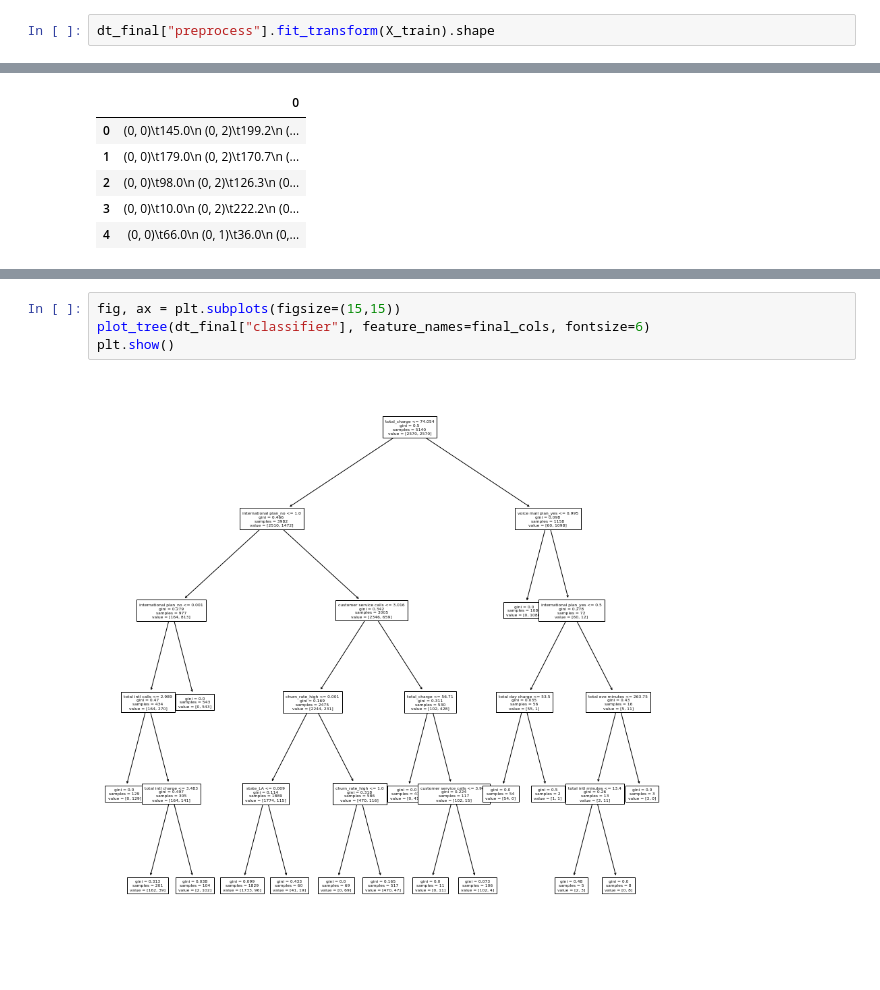
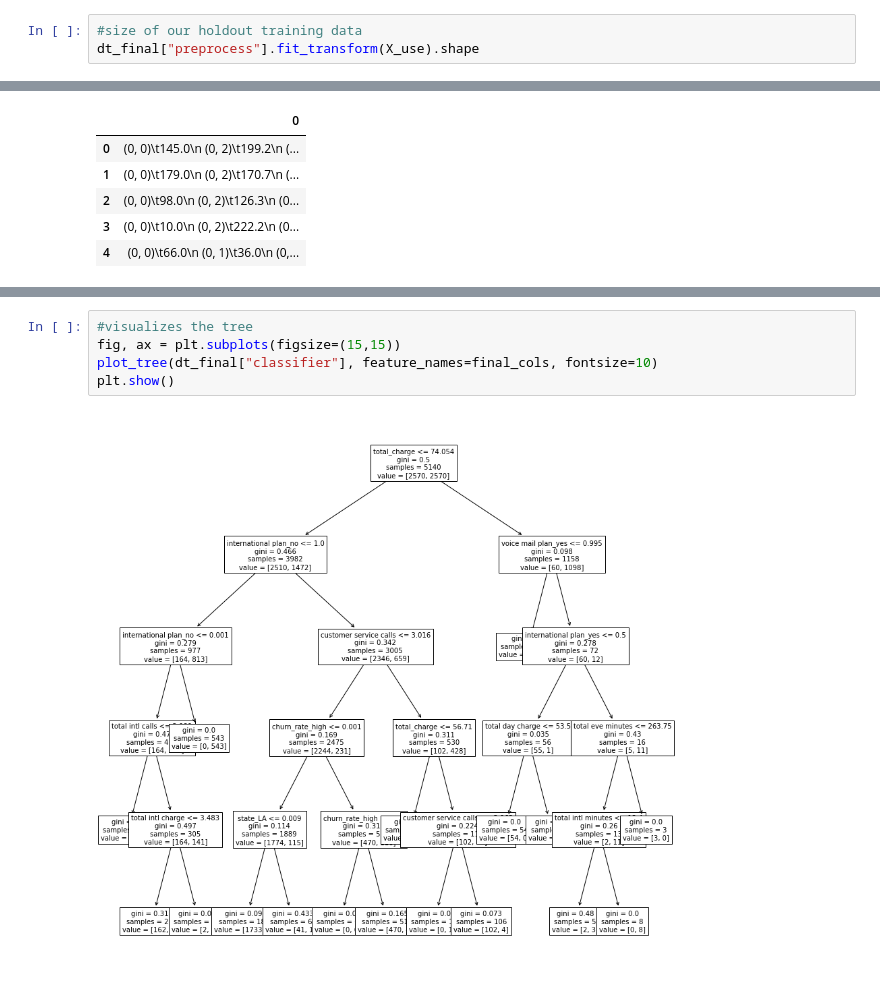
Before and after one commit to MellissaValle/CustomerChurn, a Jupyter notebook: notebooks/Dave/Modeling.ipynb, the cells around one changed output, grey strips where cells are left out. Cells and saved outputs as stored; diff of their text form.

```diff
--- a/notebooks/Dave/Modeling.ipynb
+++ b/notebooks/Dave/Modeling.ipynb
@@ -728,3 +708,4 @@ ROC-AUC: 0.9193755288081007
 # %%
-dt_final["preprocess"].fit_transform(X_train).shape
+#size of our holdout training data
+dt_final["preprocess"].fit_transform(X_use).shape
 # %% [output]
@@ -904,8 +893,9 @@ node=0 is a split node: go to node 1 if X[:, 18] <= 74.05419921875 else to node
                                         node=31 is a leaf node.
                                 node=32 is a leaf node.
 # %%
+#visualizes the tree
 fig, ax = plt.subplots(figsize=(15,15))
-plot_tree(dt_final["classifier"], feature_names=final_cols, fontsize=6)
+plot_tree(dt_final["classifier"], feature_names=final_cols, fontsize=10)
 plt.show()
 # %% [output]
-[figure, old version]
+[figure, new version]
```
Also changed, not shown: parts of 104 cells of this notebook.
